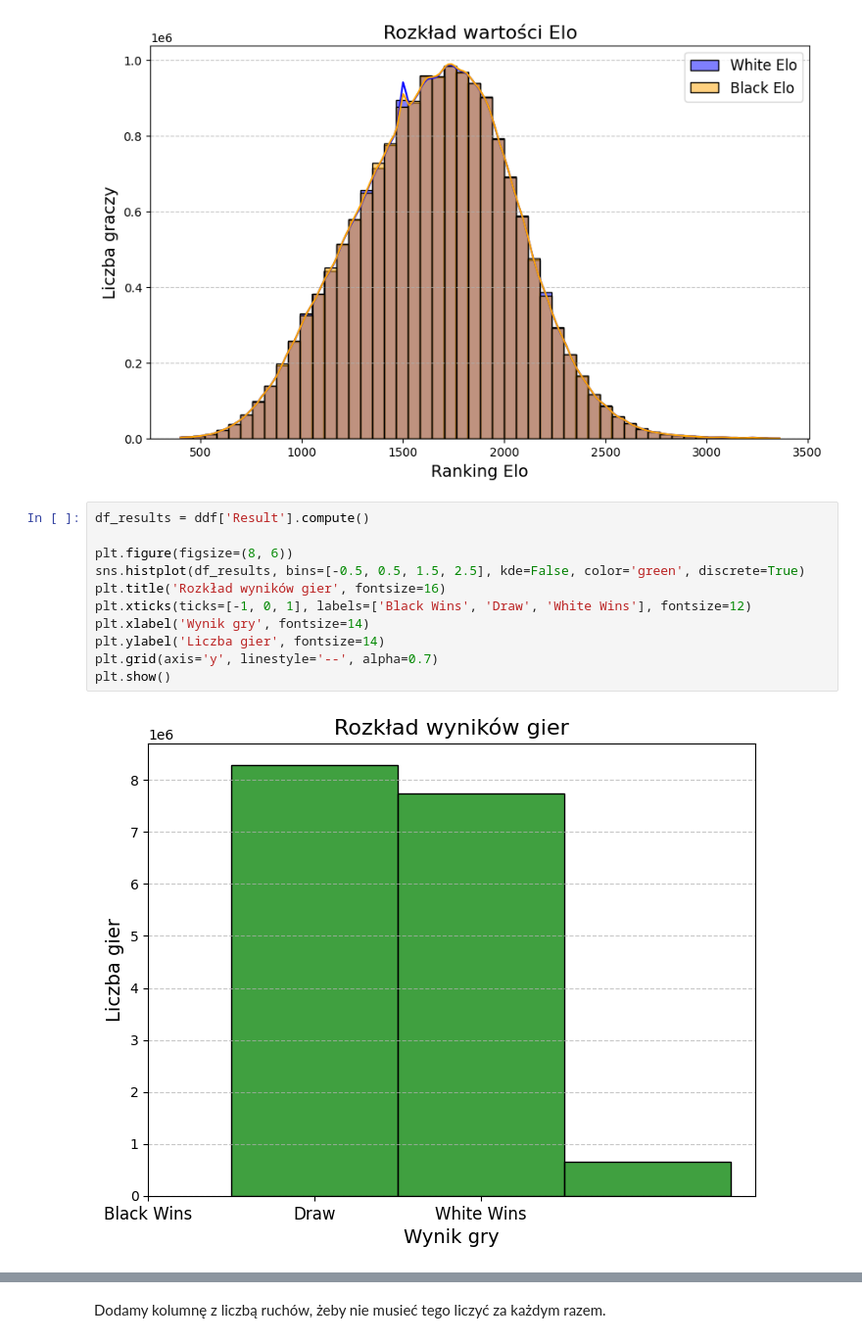
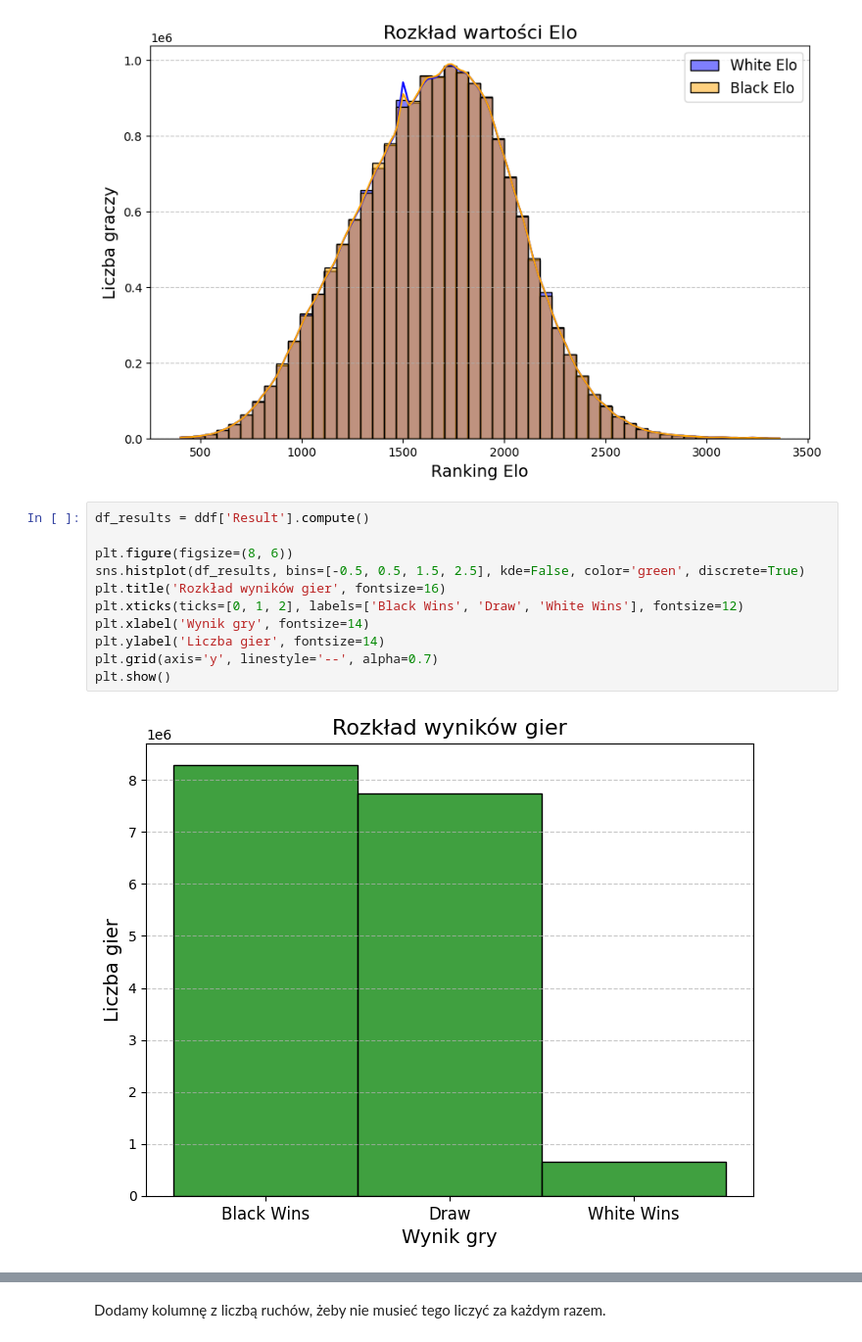
Before and after one commit to kryzin/analiza_duzych_zbiorow_danych, a Jupyter notebook: projekt/dataset.ipynb, the cells around one changed output, grey strips where cells are left out. Shown at 98% size. Cells and saved outputs as stored; diff of their text form.

```diff
--- a/projekt/dataset.ipynb
+++ b/projekt/dataset.ipynb
@@ -155,13 +157,13 @@ plt.show()
 # %%
 df_results = ddf['Result'].compute()
 
 plt.figure(figsize=(8, 6))
 sns.histplot(df_results, bins=[-0.5, 0.5, 1.5, 2.5], kde=False, color='green', discrete=True)
 plt.title('Rozkład wyników gier', fontsize=16)
-plt.xticks(ticks=[-1, 0, 1], labels=['Black Wins', 'Draw', 'White Wins'], fontsize=12)
+plt.xticks(ticks=[0, 1, 2], labels=['Black Wins', 'Draw', 'White Wins'], fontsize=12)
 plt.xlabel('Wynik gry', fontsize=14)
 plt.ylabel('Liczba gier', fontsize=14)
 plt.grid(axis='y', linestyle='--', alpha=0.7)
 plt.show()
 # %% [output]
-[figure, old version]
+[figure, new version]
```
Also changed, not shown: parts of 16 cells of this notebook, 3 other files.
